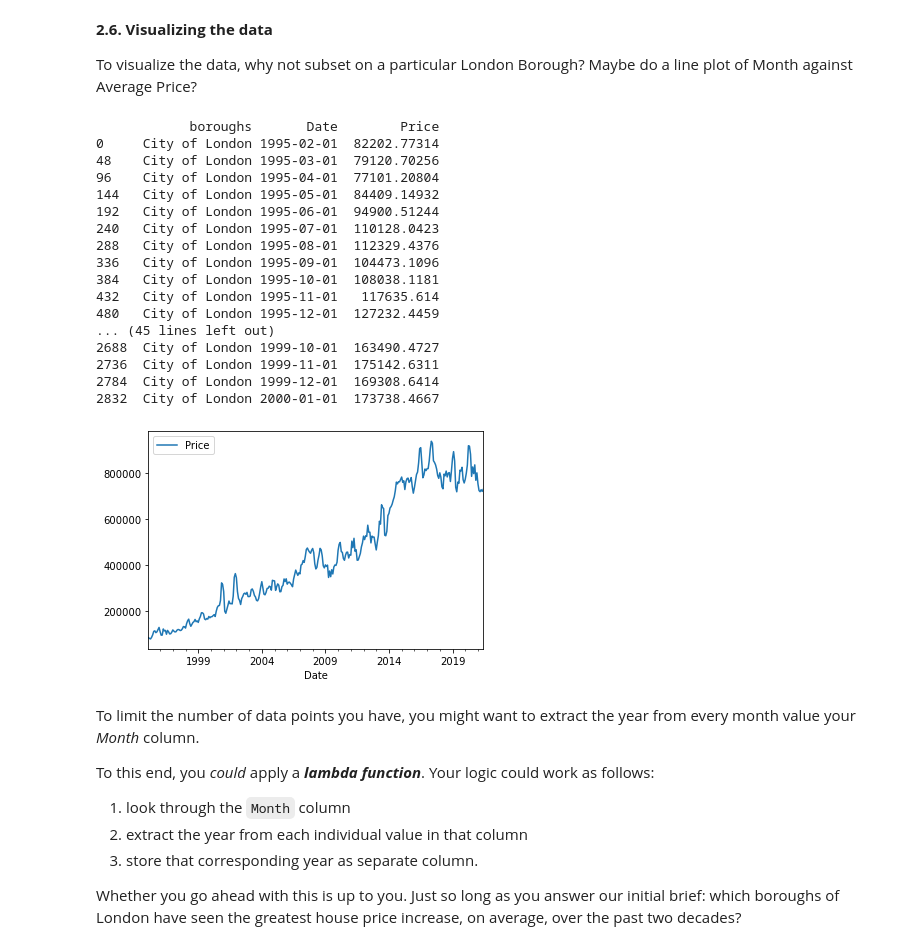
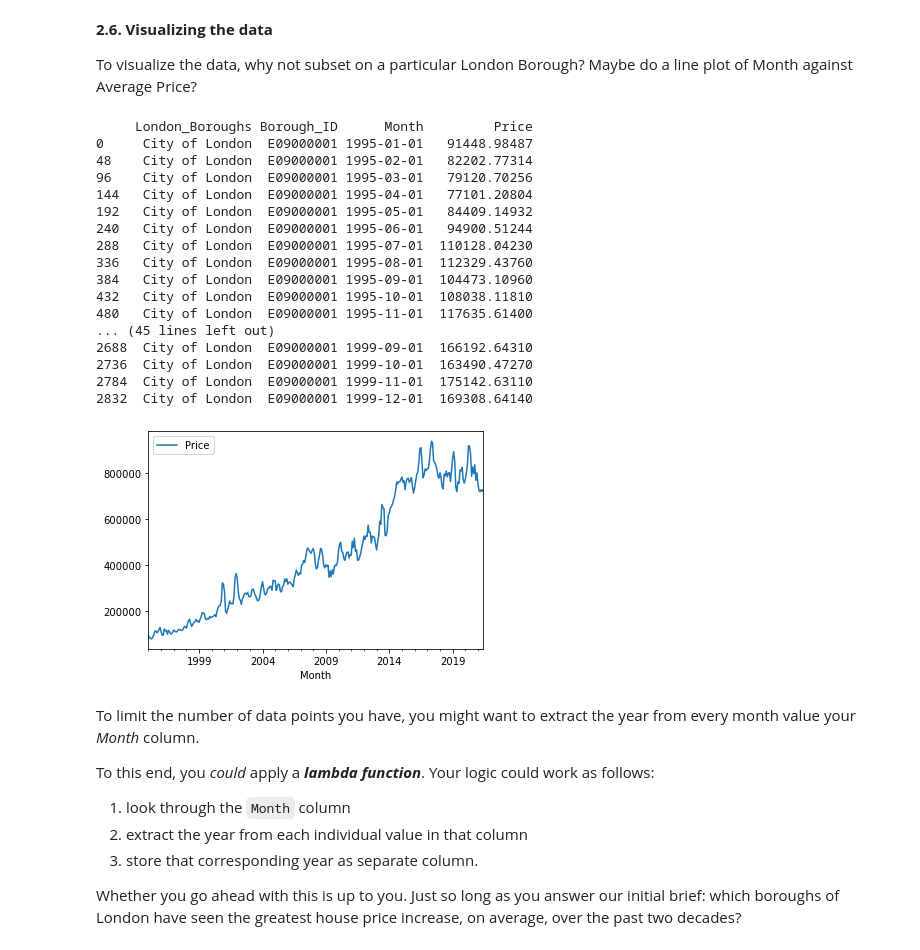
Before and after one commit to meskeremg/MeskiSBWork, a Jupyter notebook: Unit 4 Challenge - Tier 3.ipynb, the cells around one changed output. Cells and saved outputs as stored; diff of their text form; code cells hidden in the pictures.

```diff
--- a/Unit 4 Challenge - Tier 3.ipynb
+++ b/Unit 4 Challenge - Tier 3.ipynb
@@ -310,0 +241,7 @@ ValueError: could not convert string to float: '-'
+# %%
+#I need to relmove rows with "-" values
+
+Dashes = properties_melt[properties_melt['Price'] == '-']
+print(Dashes)
+Dash_list = Dashes.index
+print(Dash_list)
@@ -310,0 +254,4 @@ ValueError: could not convert string to float: '-'
+# %%
+for i in Dash_list:
+    properties_melt.drop([i], inplace = True)
+properties_melt.head()
@@ -317,4 +314,6 @@ Check out the contents of the London Borough column, and if you find null values
 # %%
-properties_clean = properties_melt.dropna()
-print(properties_melt.head(60))
+#deleting null value rows
+properties_melt = properties_melt.dropna()
+properties_melt.head(60)
+properties_melt.isna().any()
 # %% [output]
@@ -369,0 +341,9 @@ KeyError: '[15216 15264 15312] not found in axis'
+# %%
+# A list of non-boroughs.
+nonBoroughs = ['Inner London', 'Outer London',
+               'NORTH EAST', 'NORTH WEST', 'YORKS & THE HUMBER',
+               'EAST MIDLANDS', 'WEST MIDLANDS',
+              'EAST OF ENGLAND', 'LONDON', 'SOUTH EAST',
+              'SOUTH WEST', 'England']
+df = properties_melt[~properties_melt['London_Boroughs'].isin(nonBoroughs)]
+df.head(40)
@@ -372,30 +370,31 @@ KeyError: '[15216 15264 15312] not found in axis'
 
 To visualize the data, why not subset on a particular London Borough? Maybe do a line plot of Month against Average Price?
 # %%
-City_of_London = properties_clean[properties_clean['boroughs'] == 'City of London']
+#visualizing City of London data
+City_of_London = df[df['London_Boroughs'] == 'City of London']
 print(City_of_London.head(60))
-City_of_London.plot(kind='line', x='Date', y='Price')
+City_of_London.plot(kind='line', x='Month', y='Price')
 
 plt.show()
 # %% [output]
-            boroughs       Date        Price
-0     City of London 1995-02-01  82202.77314
-48    City of London 1995-03-01  79120.70256
-96    City of London 1995-04-01  77101.20804
-144   City of London 1995-05-01  84409.14932
-192   City of London 1995-06-01  94900.51244
-240   City of London 1995-07-01  110128.0423
-288   City of London 1995-08-01  112329.4376
-336   City of London 1995-09-01  104473.1096
-384   City of London 1995-10-01  108038.1181
-432   City of London 1995-11-01   117635.614
-480   City of London 1995-12-01  127232.4459
+     London_Boroughs Borough_ID      Month         Price
+0     City of London  E09000001 1995-01-01   91448.98487
+48    City of London  E09000001 1995-02-01   82202.77314
+96    City of London  E09000001 1995-03-01   79120.70256
+144   City of London  E09000001 1995-04-01   77101.20804
+192   City of London  E09000001 1995-05-01   84409.14932
+240   City of London  E09000001 1995-06-01   94900.51244
+288   City of London  E09000001 1995-07-01  110128.04230
+336   City of London  E09000001 1995-08-01  112329.43760
+384   City of London  E09000001 1995-09-01  104473.10960
+432   City of London  E09000001 1995-10-01  108038.11810
+480   City of London  E09000001 1995-11-01  117635.61400
 ... (45 lines left out)
-2688  City of London 1999-10-01  163490.4727
-2736  City of London 1999-11-01  175142.6311
-2784  City of London 1999-12-01  169308.6414
-2832  City of London 2000-01-01  173738.4667
+2688  City of London  E09000001 1999-09-01  166192.64310
+2736  City of London  E09000001 1999-10-01  163490.47270
+2784  City of London  E09000001 1999-11-01  175142.63110
+2832  City of London  E09000001 1999-12-01  169308.64140
-[figure, old version]
+[figure, new version]
 # %% [markdown]
 To limit the number of data points you have, you might want to extract the year from every month value your *Month* column.
 
```
Also changed, not shown: parts of 35 cells of this notebook.
